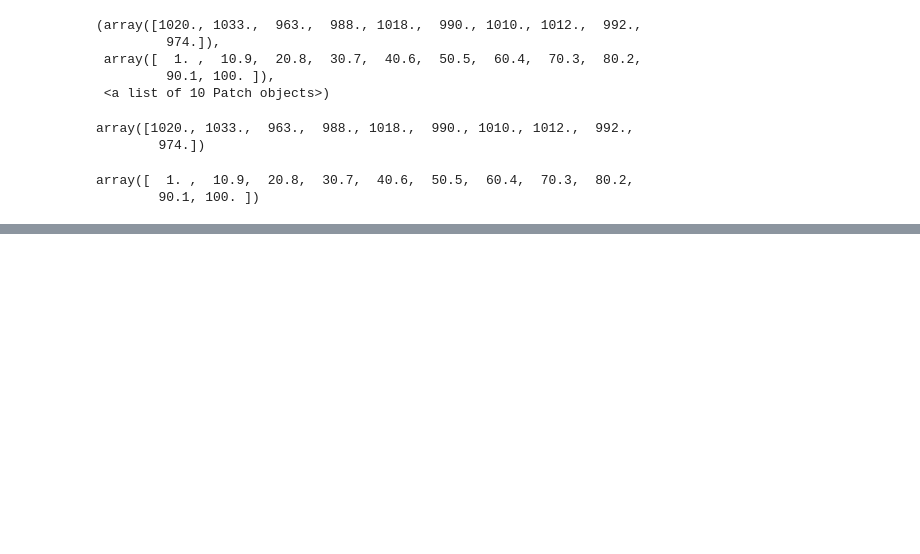
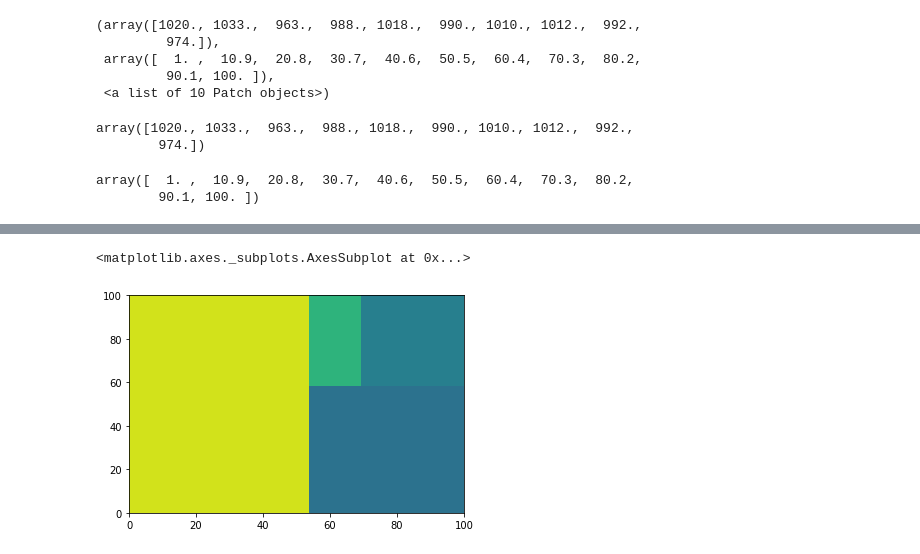
Before and after one commit to BestApisit/data_viz_2022, a Jupyter notebook: DataViz04_Data_Comparison.ipynb, the cells around one changed output, grey strips where cells are left out. Cells and saved outputs as stored; diff of their text form; code cells hidden in the pictures; blank space fills up the shorter version.

```diff
--- a/DataViz04_Data_Comparison.ipynb
+++ b/DataViz04_Data_Comparison.ipynb
@@ -375,0 +388,7 @@ array([  1. ,  10.9,  20.8,  30.7,  40.6,  50.5,  60.4,  70.3,  80.2,
+# %%
+data = [500, 250, 60, 120]
+# %%
+squarify.plot(data)
+# %% [output]
+<matplotlib.axes._subplots.AxesSubplot at 0x...>
+[figure, added]
```
Also changed, not shown: parts of 32 cells of this notebook.
